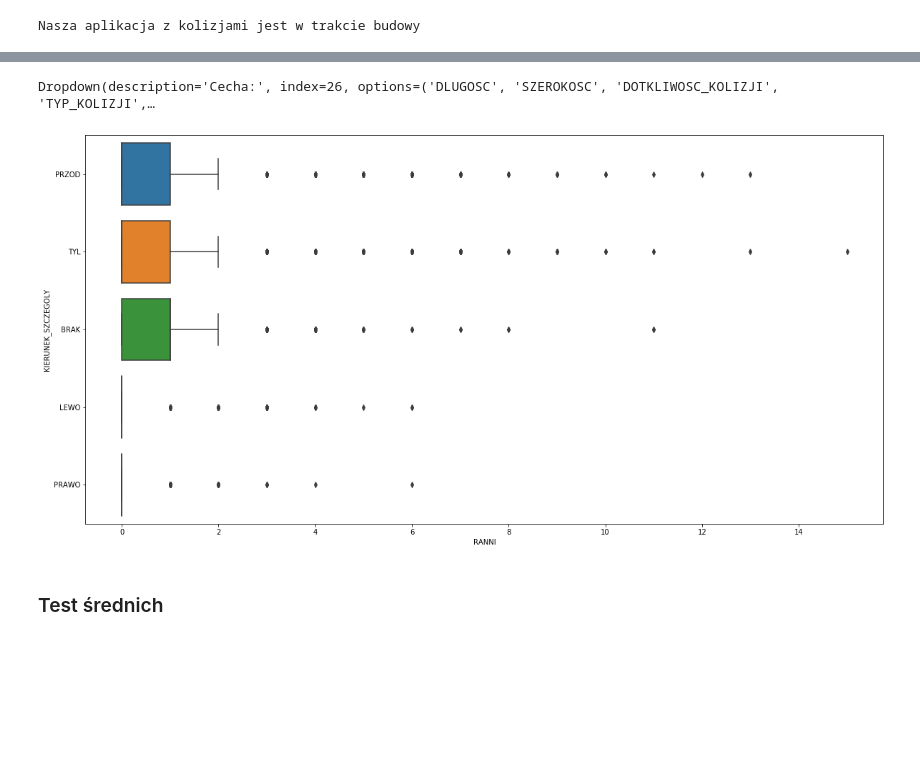
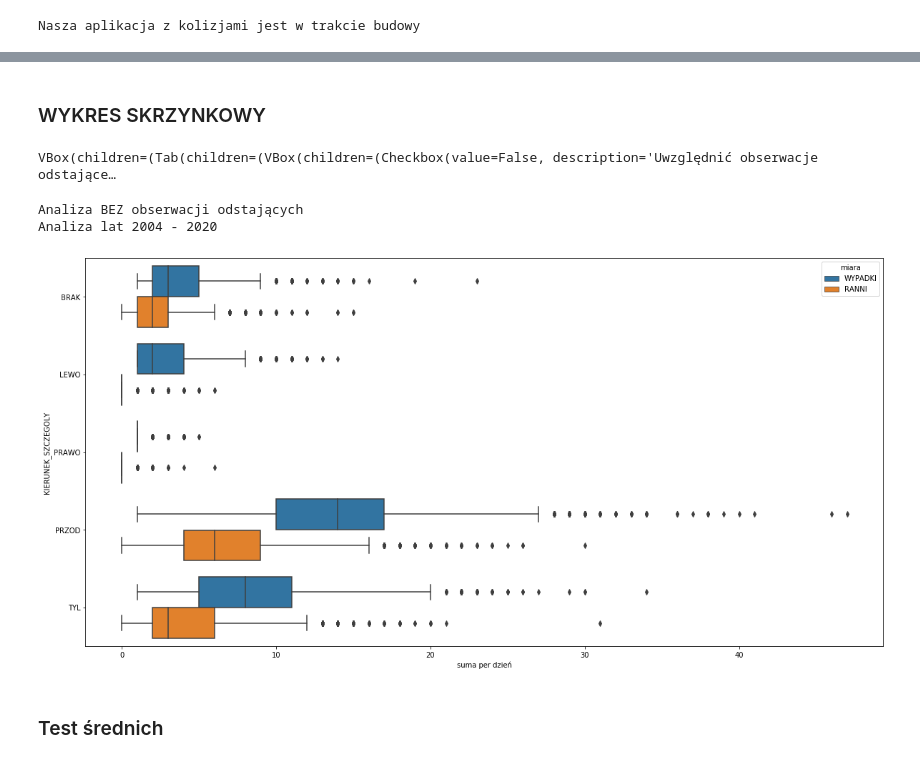
Before and after one commit to infoshareacademy/jdsz5-matrix, a Jupyter notebook: Python/app.ipynb, the cells around one changed output, grey strips where cells are left out. Saved outputs shown, nothing was run; the diff lists cells and outputs as text; code cells hidden in the pictures; blank space fills up the shorter version.

Commit message:
poprawka_widget_boxplot

```diff
--- a/Python/app.ipynb
+++ b/Python/app.ipynb
@@ -17,3 +24,4 @@ Nasza aplikacja z kolizjami jest w trakcie budowy
 # %%
 df = import_data(Dataset.kolizje)
+df_box, lata, wybor, wskaznik, cecha, button = widgety(df)
 # %% [output]
@@ -30,3 +33,0 @@ df_prognozy = prognozy(df)
-# %%
-wybor = checkbox_outlayer(pytanie='Uwzględnić obserwacje odstające?')
-wybor
@@ -41,3 +33,0 @@ Wybrałeś analizę na danych BEZ obserwacji odstających
-# %%
-lata = wybor_lat(pytanie='Zakres lat')
-lata
@@ -60,15 +34,13 @@ grupowanie
-# %%
-cecha = widgets.Dropdown(
-        options=df.columns,
-        value='KIERUNEK_SZCZEGOLY',
-        description='Cecha:')
-cecha
-# %% [output]
-Dropdown(description='Cecha:', index=26, options=('DLUGOSC', 'SZEROKOSC', 'DOTKLIWOSC_KOLIZJI', 'TYP_KOLIZJI',…
-# %%
-rysuj_boxplot(df, grupowanie.value, cecha.value)
-# %% [output]
-[figure, removed]
+# %% [markdown]
+### WYKRES SKRZYNKOWY
+# %%
+button.on_click(clicked)
+wybierz_zmienne(lata, wybor, wskaznik, cecha, button)
+# %% [output]
+VBox(children=(Tab(children=(VBox(children=(Checkbox(value=False, description='Uwzględnić obserwacje odstające…
+Analiza BEZ obserwacji odstających
+Analiza lat 2004 - 2020
+[figure, added]
 # %% [markdown]
 ### Test średnich
 # %%
```
Also changed, not shown: parts of 18 cells of this notebook, 1 other file.
